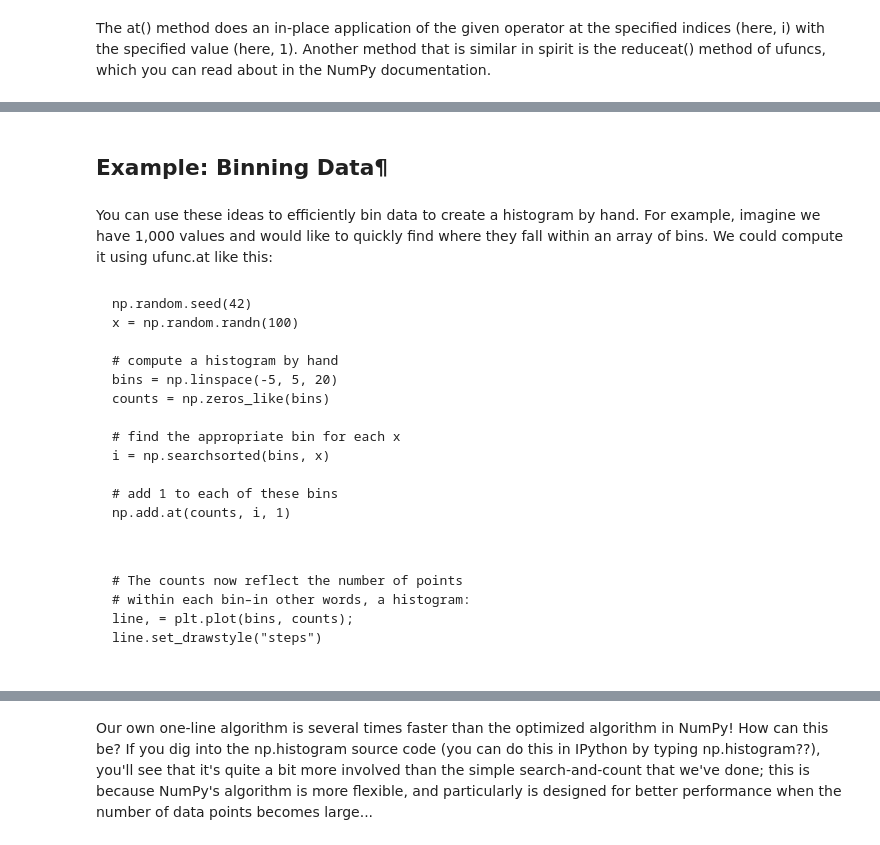
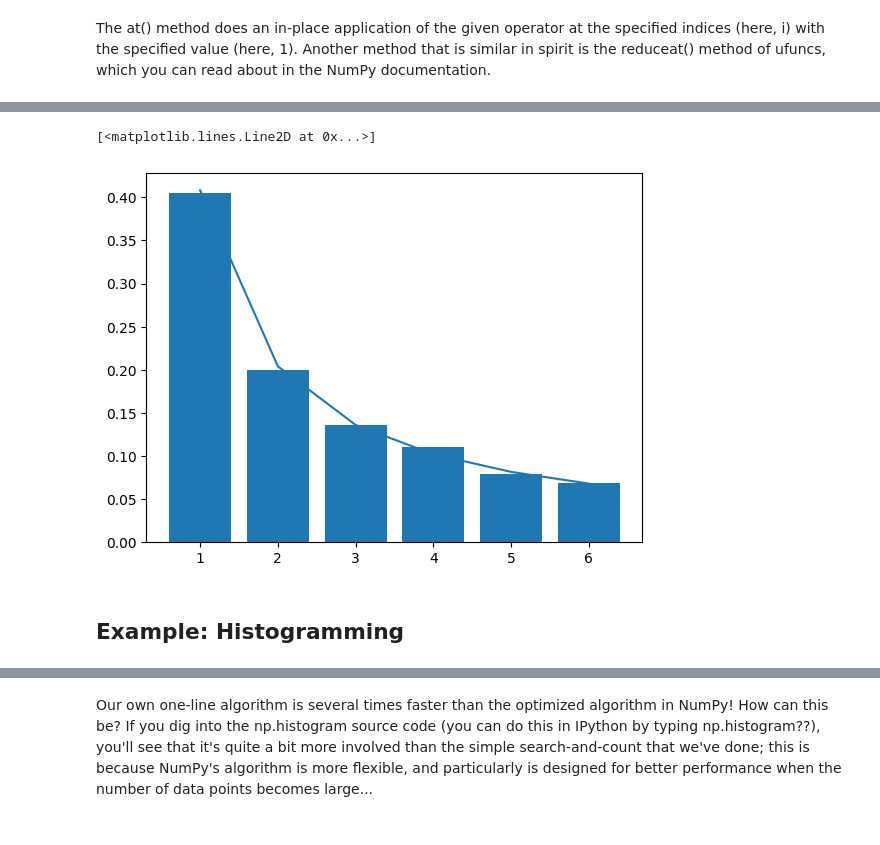
Before and after one commit to andleb/stats607, a Jupyter notebook: lectures/week1/intro_numpy.ipynb, the cells around one changed output, grey strips where cells are left out. Saved outputs shown, nothing was run; the diff lists cells and outputs as text; code cells hidden in the pictures.

````diff
--- a/lectures/week1/intro_numpy.ipynb
+++ b/lectures/week1/intro_numpy.ipynb
@@ -702,0 +766,5 @@ array([51, 92, 14, 71, 60, 20, 82, 86, 74, 74])
+# %%
+rng = np.random.default_rng(42)
+
+x = rng.integers(100, size=10)
+x
@@ -955,30 +975,15 @@ Another method that is similar in spirit is the reduceat() method of ufuncs, whi
+# %%
+# inverse transform
+p = 1 / np.arange(1, 7)
+p /= p.sum()
+U = rng.uniform(size=10000)
+rolls = np.searchsorted(p.cumsum(), U)
+# %%
+plt.bar(np.arange(1, 7), np.bincount(rolls) / 10000)
+x = np.linspace(0, 7, 1000)
+plt.plot(np.arange(1, 7), p)
+# %% [output]
+[<matplotlib.lines.Line2D at 0x...>]
+[figure, added]
 # %% [markdown]
-## Example: Binning Data¶
+## Example: Histogramming
-# %% [markdown]
-You can use these ideas to efficiently bin data to create a histogram by hand.
-For example, imagine we have 1,000 values and would like to quickly find where they fall within an array of bins.
-We could compute it using ufunc.at like this:
-# %% [markdown]
-```
-np.random.seed(42)
-x = np.random.randn(100)
-
-# compute a histogram by hand
-bins = np.linspace(-5, 5, 20)
-counts = np.zeros_like(bins)
-
-# find the appropriate bin for each x
-i = np.searchsorted(bins, x)
-
-# add 1 to each of these bins
-np.add.at(counts, i, 1)
-
-```
-# %% [markdown]
-```
-# The counts now reflect the number of points
-# within each bin–in other words, a histogram:
-line, = plt.plot(bins, counts);
-line.set_drawstyle("steps")
-
-```
````
Also changed, not shown: parts of 182 cells of this notebook.
